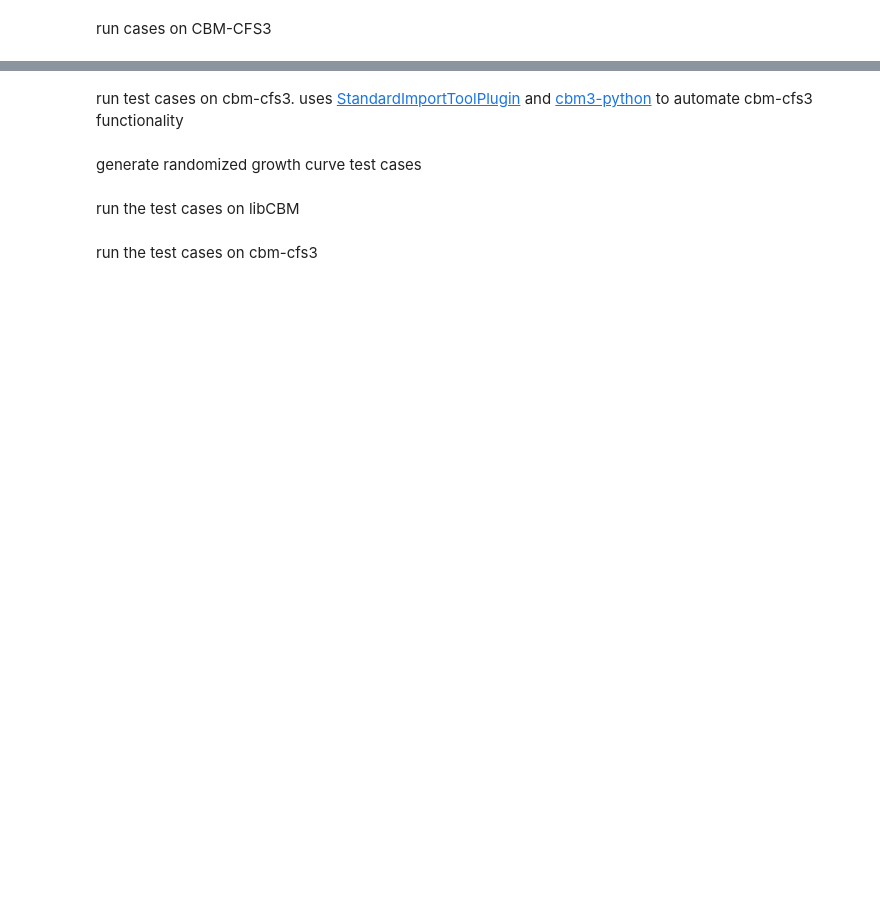
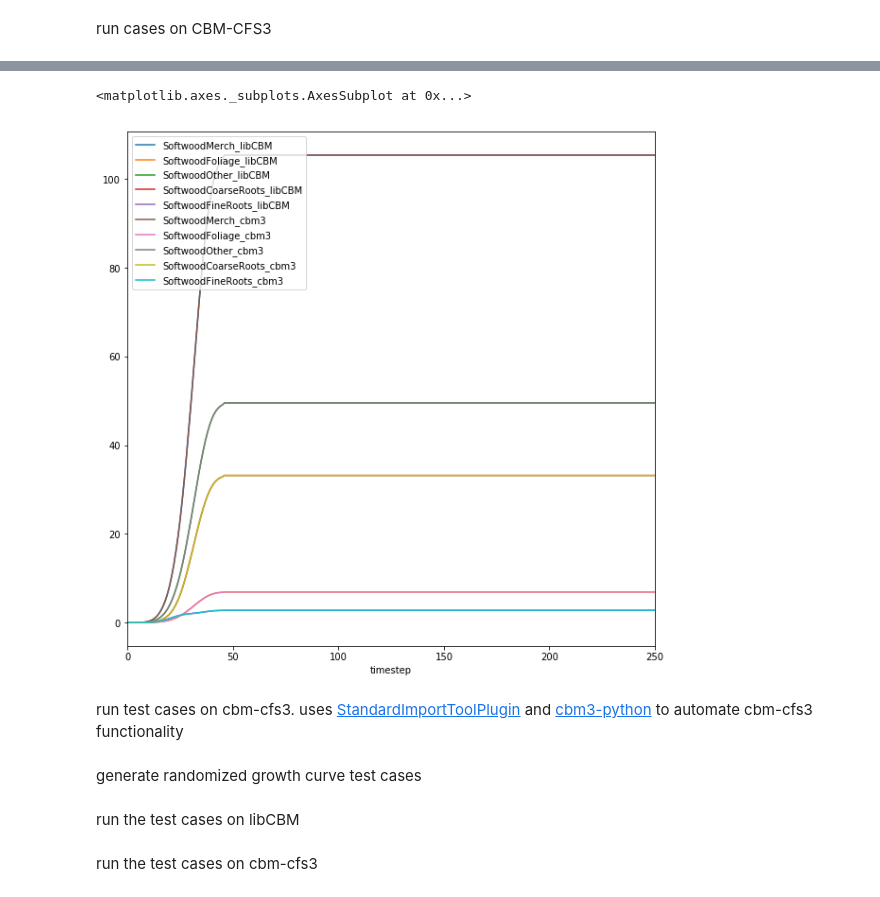
Before and after one commit to cat-cfs/libcbm_py, a Jupyter notebook: growth_curve_testing.ipynb, the cells around one changed output, grey strips where cells are left out. Saved outputs shown, nothing was run; the diff lists cells and outputs as text; code cells hidden in the pictures; blank space fills up the shorter version.

Commit message:
getting comparison notebooks working again

```diff
--- a/growth_curve_testing.ipynb
+++ b/growth_curve_testing.ipynb
@@ -47,4 +48,4 @@ cases = casegeneration.generate_scenarios(
 # %% [markdown]
 run test cases on libCBM
 # %%
-simulator.run_libCBM(libcbm_path, cbm_defaults_db_path, cases, n_steps)
+libcbm_result = simulator.run_libCBM(libcbm_path, cbm_defaults_db_path, cases, n_steps)
@@ -54,7 +56,7 @@ RuntimeError: b'implement enabled parameter'
 run cases on CBM-CFS3
 # %%
 project_path = cbm3_simulator.import_cbm3_project(
-    name="stand_level_testing",
+    name="growth_curve_testing",
     cases=cases,
     age_interval=age_interval,
     num_age_classes=num_age_classes,
@@ -68,3 +70,5 @@ cbm3_results_path = cbm3_simulator.run_cbm3(
     project_path=project_path,
     toolbox_path=toolbox_path,
     cbm_exe_path=cbm3_exe_path)
+
+cbm3_result = cbm3_simulator.get_cbm3_results(cbm3_results_path)
@@ -171,3 +75,20 @@ def run_libCBM(dbpath, cases, nsteps):
+# %%
+comparison = resultscomparison.join_pools(libcbm_result["pools"], cbm3_result["pools"])
+# %%
+comparison[['timestep',
+ 'SoftwoodMerch_libCBM',
+ 'SoftwoodFoliage_libCBM',
+ 'SoftwoodOther_libCBM',
+ 'SoftwoodCoarseRoots_libCBM',
+ 'SoftwoodFineRoots_libCBM',
+ 'SoftwoodMerch_cbm3',
+ 'SoftwoodFoliage_cbm3',
+ 'SoftwoodOther_cbm3',
+ 'SoftwoodCoarseRoots_cbm3',
+ 'SoftwoodFineRoots_cbm3']].groupby('timestep').sum().plot(figsize=(10,10))
+# %% [output]
+<matplotlib.axes._subplots.AxesSubplot at 0x...>
+[figure, added]
 # %% [markdown]
 run test cases on cbm-cfs3. uses [StandardImportToolPlugin](https://github.com/cat-cfs/StandardImportToolPlugin) and [cbm3-python](https://github.com/cat-cfs/cbm3_python) to automate cbm-cfs3 functionality
 # %% [markdown]
```
Also changed, not shown: parts of 8 cells of this notebook, 4 other files.
